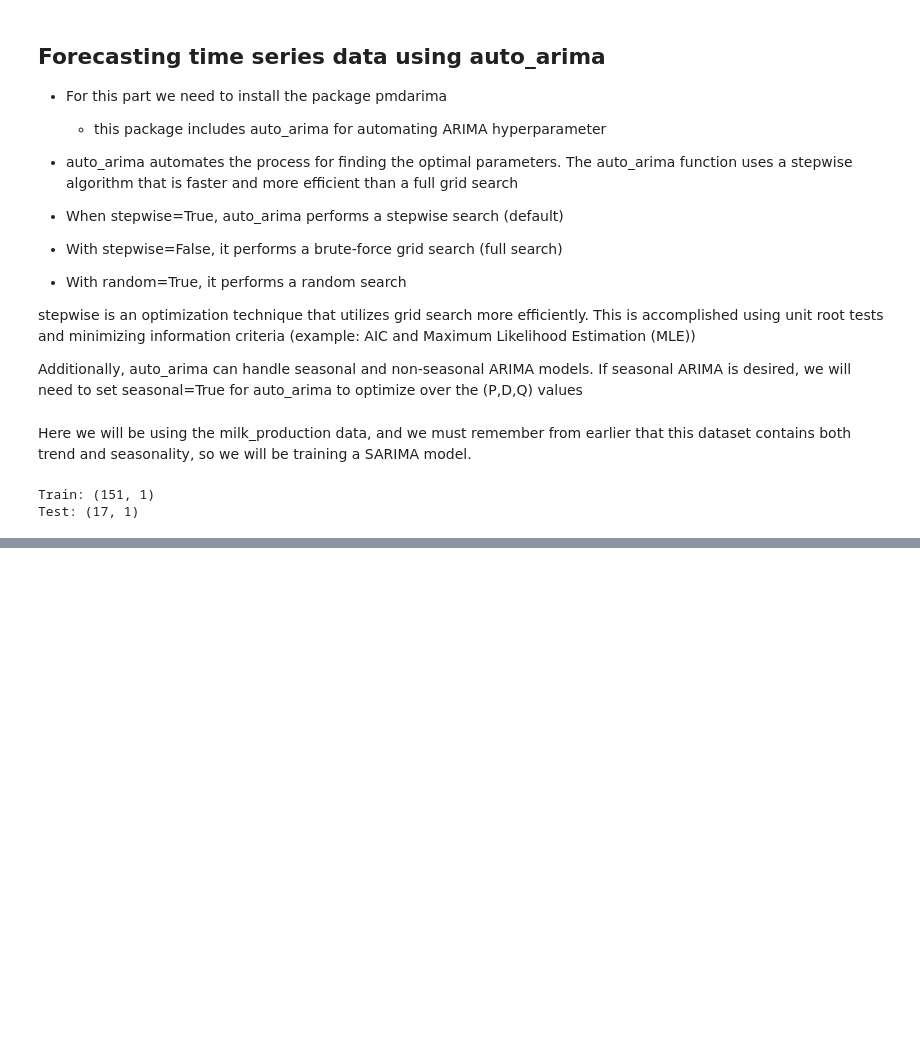
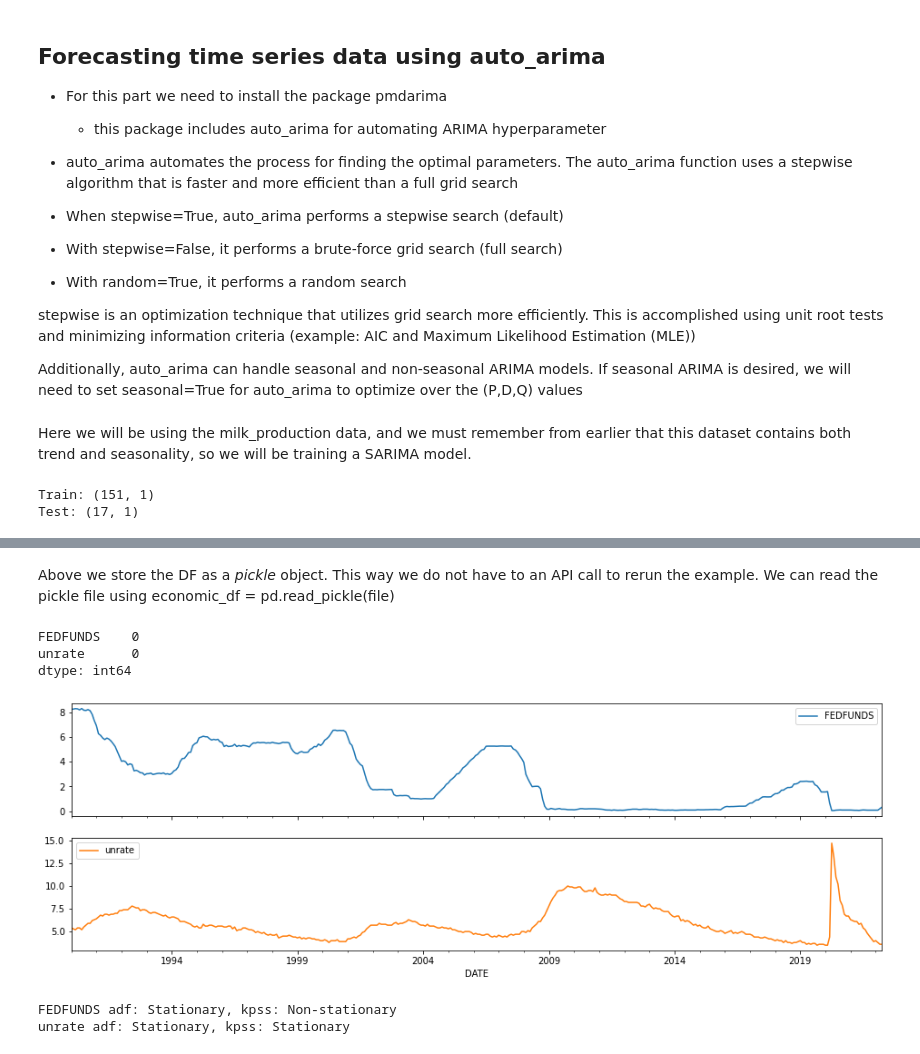
Before and after one commit to LaurbergMJ/TimeSeriesAnalysisWithPythonCookbook, a Jupyter notebook: Ch11.ipynb, the cells around one changed output, grey strips where cells are left out. Cells and saved outputs as stored; diff of their text form; code cells hidden in the pictures; blank space fills up the shorter version.

```diff
--- a/Ch11.ipynb
+++ b/Ch11.ipynb
@@ -50,0 +266,49 @@ Test: (17, 1)
+# %%
+# Pull the data using FredReader
+start = '01-01-1990'
+end = '04-01-2022'
+economic_df = web.FredReader(symbols=["FEDFUNDS", "unrate"], start=start, end=end).read()
+file = '../TimeSeriesAnalysisWithPythonCookbook/Data/economic_df.pickle'
+economic_df.to_pickle(file)
+# %% [markdown]
+Above we store the DF as a _pickle_ object. This way we do not have to an API call to rerun the example. We can read the pickle file using economic_df = pd.read_pickle(file)
+# %%
+# Inspect the data and make sure there are no null values
+economic_df.isna().sum()
+# %% [output]
+FEDFUNDS    0
+unrate      0
+dtype: int64
+# %%
+# Change the DataFrame's frequency to month start (MS) to reflect how the idea is being stored:
+economic_df.index.freq = 'MS'
+# %%
+# Plot the datasets for visual inspection and understanding
+economic_df.plot(subplots=True)
+plt.show()
+# %% [output]
+[figure, added]
+# %%
+# Check for stationarity. Stationarity is an important assumption in VAR
+
+def check_stationarity(df):
+    kps = kpss(df)
+    adf = adfuller(df)
+    kpss_pv, adf_pv = kps[1], adf[1]
+    kpssh, adfh = 'Stationary', 'Non-stationary'
+    if adf_pv < 0.05:
+        # Reject ADF Null Hypothesis
+        adfh = 'Stationary'
+    if kpss_pv < 0.05:
+        # Reject KPSS Null Hypothesis
+        kpssh = 'Non-stationary'
+
+    return (kpssh, adfh)
+
+
+for i in economic_df:
+    kps, adf = check_stationarity(economic_df[i])
+    print(f'{i} adf: {adf}, kpss: {kps}')
+# %% [output]
+FEDFUNDS adf: Stationary, kpss: Non-stationary
+unrate adf: Stationary, kpss: Stationary
```
Also changed, not shown: parts of 56 cells of this notebook, 1 other file.
